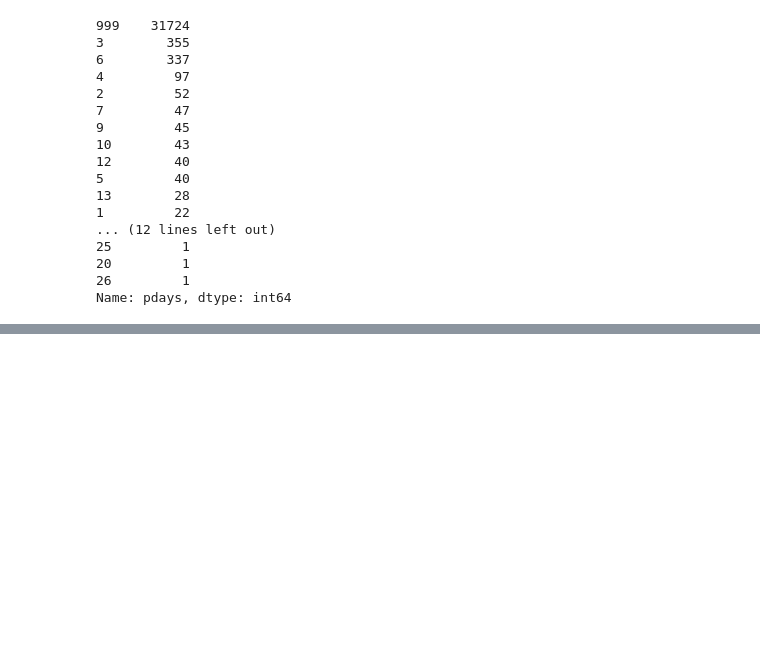
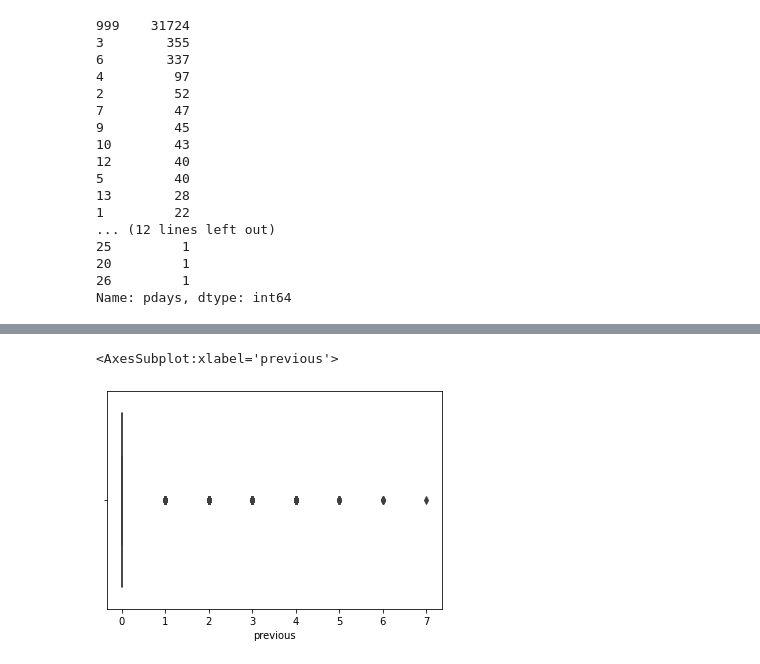
Before and after one commit to prashant4961/project, a Jupyter notebook: bank_dataset_classification.ipynb, the cells around one changed output, grey strips where cells are left out. Cells and saved outputs as stored; diff of their text form; code cells hidden in the pictures; blank space fills up the shorter version.

```diff
--- a/bank_dataset_classification.ipynb
+++ b/bank_dataset_classification.ipynb
@@ -427,0 +420,5 @@ sns.boxplot(df['pdays'])
+# %%
+sns.boxplot(df['previous'])
+# %% [output]
+<AxesSubplot:xlabel='previous'>
+[figure, added]
```
Also changed, not shown: parts of 79 cells of this notebook.
